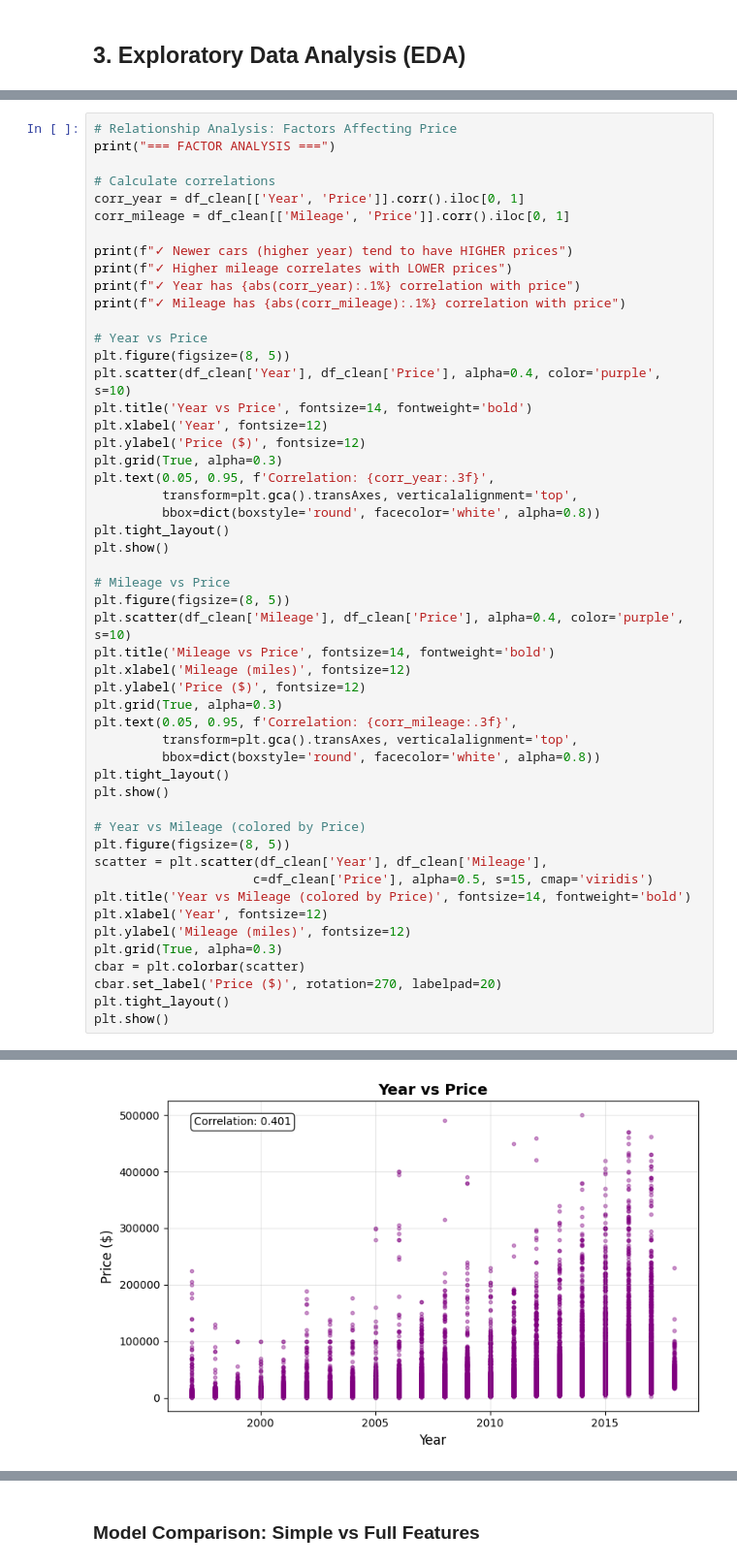
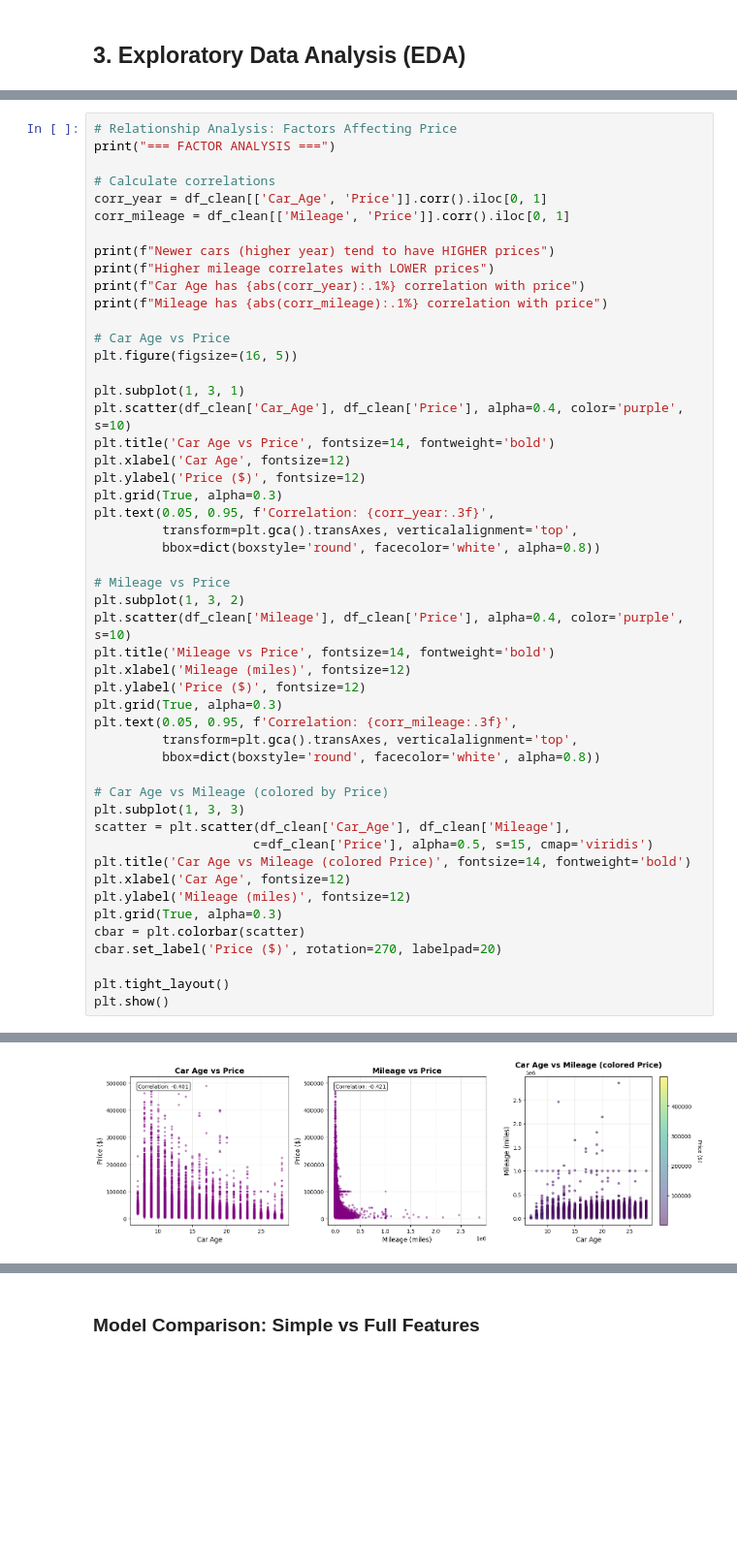
Before and after one commit to prettycoolflacko/Used_car_prediction-DS, a Jupyter notebook: cars.ipynb, the cells around one changed output, grey strips where cells are left out. Shown: that part at 97% size. Cells and saved outputs as stored; diff of their text form; blank space fills up the shorter version.

```diff
--- a/cars.ipynb
+++ b/cars.ipynb
@@ -338,29 +305,29 @@ Mileage:
 print("=== FACTOR ANALYSIS ===")
 
 # Calculate correlations
-corr_year = df_clean[['Year', 'Price']].corr().iloc[0, 1]
+corr_year = df_clean[['Car_Age', 'Price']].corr().iloc[0, 1]
 corr_mileage = df_clean[['Mileage', 'Price']].corr().iloc[0, 1]
 
-print(f"✓ Newer cars (higher year) tend to have HIGHER prices")
-print(f"✓ Higher mileage correlates with LOWER prices")
-print(f"✓ Year has {abs(corr_year):.1%} correlation with price")
-print(f"✓ Mileage has {abs(corr_mileage):.1%} correlation with price")
+print(f"Newer cars (higher year) tend to have HIGHER prices")
+print(f"Higher mileage correlates with LOWER prices")
+print(f"Car Age has {abs(corr_year):.1%} correlation with price")
+print(f"Mileage has {abs(corr_mileage):.1%} correlation with price")
 
-# Year vs Price
-plt.figure(figsize=(8, 5))
-plt.scatter(df_clean['Year'], df_clean['Price'], alpha=0.4, color='purple', s=10)
-plt.title('Year vs Price', fontsize=14, fontweight='bold')
-plt.xlabel('Year', fontsize=12)
+# Car Age vs Price
+plt.figure(figsize=(16, 5))
+
+plt.subplot(1, 3, 1)
+plt.scatter(df_clean['Car_Age'], df_clean['Price'], alpha=0.4, color='purple', s=10)
+plt.title('Car Age vs Price', fontsize=14, fontweight='bold')
+plt.xlabel('Car Age', fontsize=12)
 plt.ylabel('Price ($)', fontsize=12)
 plt.grid(True, alpha=0.3)
 plt.text(0.05, 0.95, f'Correlation: {corr_year:.3f}',
          transform=plt.gca().transAxes, verticalalignment='top',
          bbox=dict(boxstyle='round', facecolor='white', alpha=0.8))
-plt.tight_layout()
-plt.show()
 
 # Mileage vs Price
-plt.figure(figsize=(8, 5))
+plt.subplot(1, 3, 2)
 plt.scatter(df_clean['Mileage'], df_clean['Price'], alpha=0.4, color='purple', s=10)
 plt.title('Mileage vs Price', fontsize=14, fontweight='bold')
 plt.xlabel('Mileage (miles)', fontsize=12)
@@ -369,19 +336,18 @@ plt.grid(True, alpha=0.3)
 plt.text(0.05, 0.95, f'Correlation: {corr_mileage:.3f}',
          transform=plt.gca().transAxes, verticalalignment='top',
          bbox=dict(boxstyle='round', facecolor='white', alpha=0.8))
-plt.tight_layout()
-plt.show()
 
-# Year vs Mileage (colored by Price)
-plt.figure(figsize=(8, 5))
-scatter = plt.scatter(df_clean['Year'], df_clean['Mileage'],
+# Car Age vs Mileage (colored by Price)
+plt.subplot(1, 3, 3)
+scatter = plt.scatter(df_clean['Car_Age'], df_clean['Mileage'],
                      c=df_clean['Price'], alpha=0.5, s=15, cmap='viridis')
-plt.title('Year vs Mileage (colored by Price)', fontsize=14, fontweight='bold')
-plt.xlabel('Year', fontsize=12)
+plt.title('Car Age vs Mileage (colored Price)', fontsize=14, fontweight='bold')
+plt.xlabel('Car Age', fontsize=12)
 plt.ylabel('Mileage (miles)', fontsize=12)
 plt.grid(True, alpha=0.3)
 cbar = plt.colorbar(scatter)
 cbar.set_label('Price ($)', rotation=270, labelpad=20)
+
 plt.tight_layout()
 plt.show()
 # %% [output]
@@ -393 +359 @@ plt.show()
-[figure, old version]
+[figure, new version]
```
Also changed, not shown: parts of 22 cells of this notebook.
